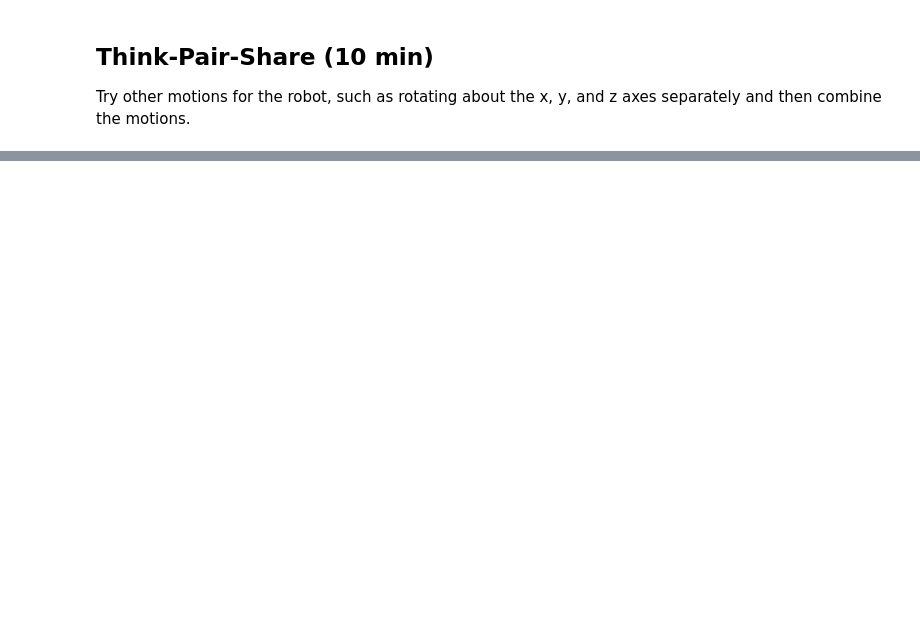
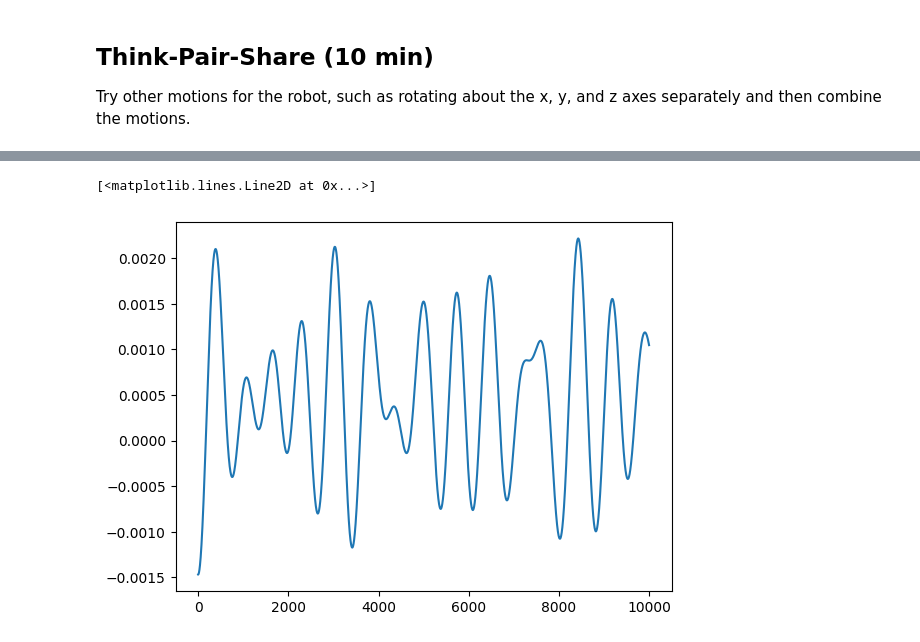
Before and after one commit to air-course/tutorial10, a Jupyter notebook: teachers_version/part2/DoublePendulum_I_cont.ipynb, the cells around one changed output, grey strips where cells are left out. Drawn from its saved outputs; the diff is of its cells as text; code cells hidden in the pictures; blank space fills up the shorter version.

```diff
--- a/teachers_version/part2/DoublePendulum_I_cont.ipynb
+++ b/teachers_version/part2/DoublePendulum_I_cont.ipynb
@@ -306,7 +358,9 @@ def setupQP(q,qd):
 
     # Set up Q
     global t
-    X_target = np.array([0.0,0.0,0.3+0.05*np.sin(t),
+    # X_target = np.array([0.0,0.0,0.35,
+    X_target = np.array([0.0,0.0,0.25+0.01*np.sin(t),  \
+                        # 0.3*np.sin(t), 0.0, 0.0])
                          0.0, 0.0, 0.0])
     X_base_vect = np.array([0.0]*6)
     X_base_vect[0:3] = X_base.translation
@@ -314,7 +368,7 @@ def setupQP(q,qd):
     V_base_vect = np.array([0.0]*6)
     V_base_vect[0:3] = V_base.linear
     V_base_vect[3:6] = V_base.angular
-    V_r = 100*(X_target-X_base_vect) + 30*(-V_base_vect)
+    V_r = 100*(X_target-X_base_vect) #+ 30*(-V_base_vect)
     ### Add your code here!
 
     # Finish setting up Q
@@ -344,5 +398,5 @@ def setupQP(q,qd):
 
     return Q, c, C, d, A, b, lb, ub
 
-runGo2Controller(duration=10.0)
+Qlist, taulist = runGo2Controller(duration=10.0)
 # %% [output]
@@ -354,0 +433,7 @@ Try other motions for the robot, such as rotating about the x, y, and z axes sep
+# %%
+Qlist = np.array(Qlist)
+
+plt.plot(Qlist[:, 0])
+# %% [output]
+[<matplotlib.lines.Line2D at 0x...>]
+[figure, added]
```
Also changed, not shown: parts of 9 cells of this notebook, 3 other files.
